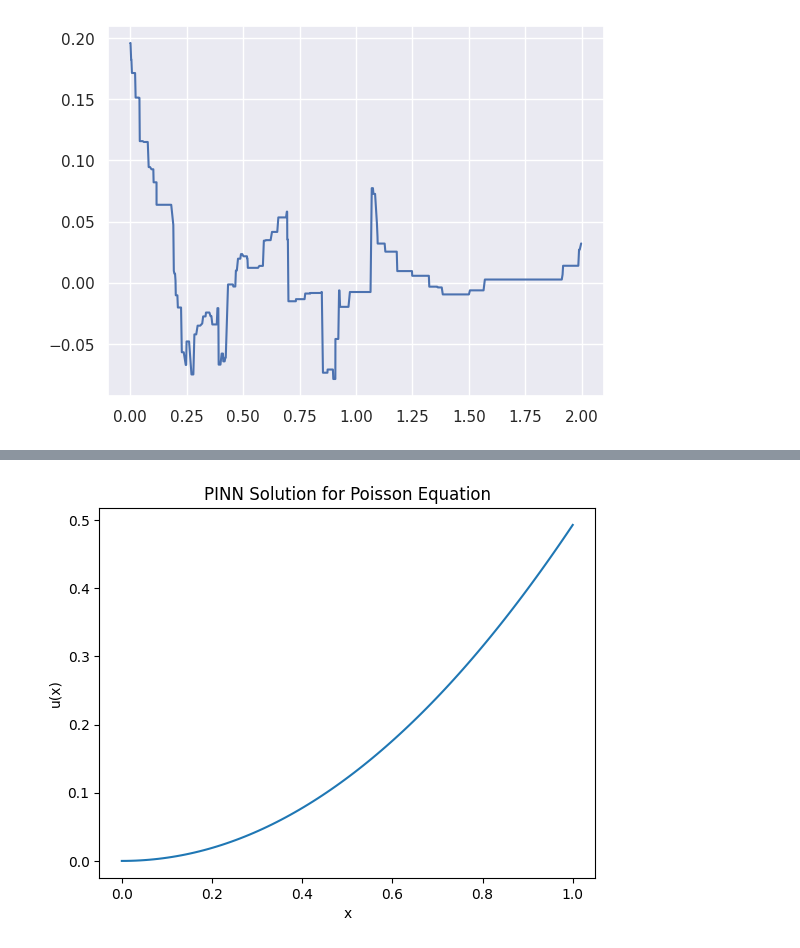
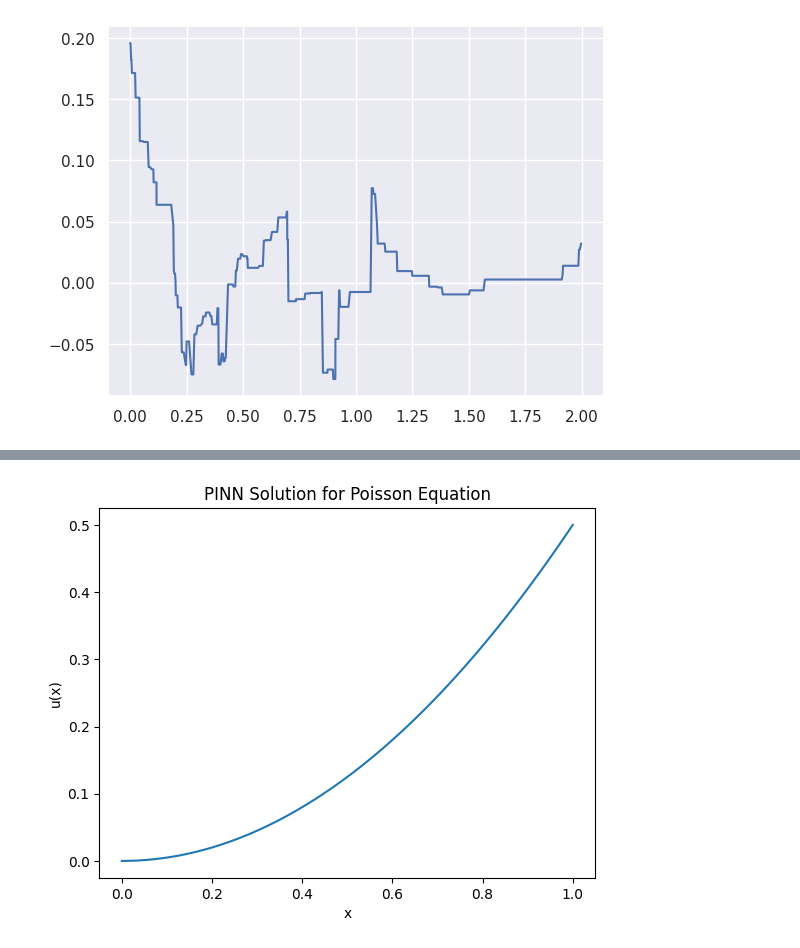
Before and after one commit to Bear-Witness-98/pinns_on_pytorch, a Jupyter notebook: PINN/main.ipynb, the cells around one changed output, grey strips where cells are left out. Saved outputs shown, nothing was run; the diff lists cells and outputs as text; code cells hidden in the pictures.

Commit message:
Fix parameters issue on poisson equation.

```diff
--- a/PINN/main.ipynb
+++ b/PINN/main.ipynb
@@ -162,7 +162,7 @@ x.requires_grad = True
 # Create PINN model
 model = PINN()
 
-optimizer = optim.Adam(params=[{'params': model.parameters()}, {'params': x}], lr=0.001)
+optimizer = optim.Adam(params=model.parameters(), lr=0.001)
 
 # Training loop
 epochs = 10000
@@ -211 +204 @@ Epoch [0/10000], Loss: 1.0865581035614014
-[figure, old version]
+[figure, new version]
```
Also changed, not shown: parts of 1 cell of this notebook.
